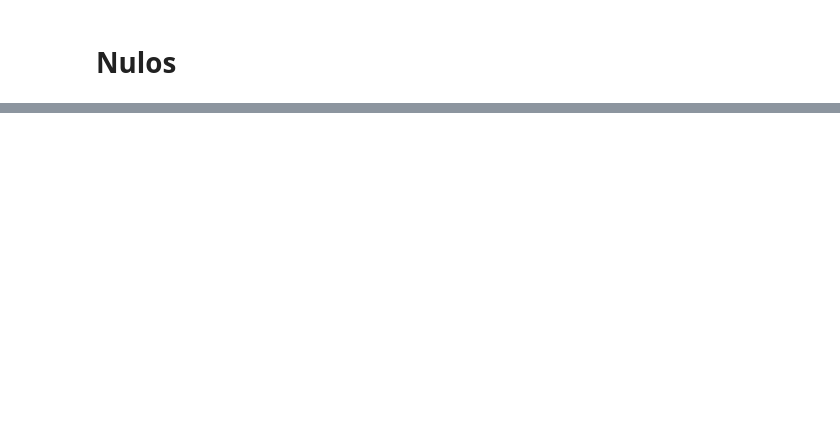
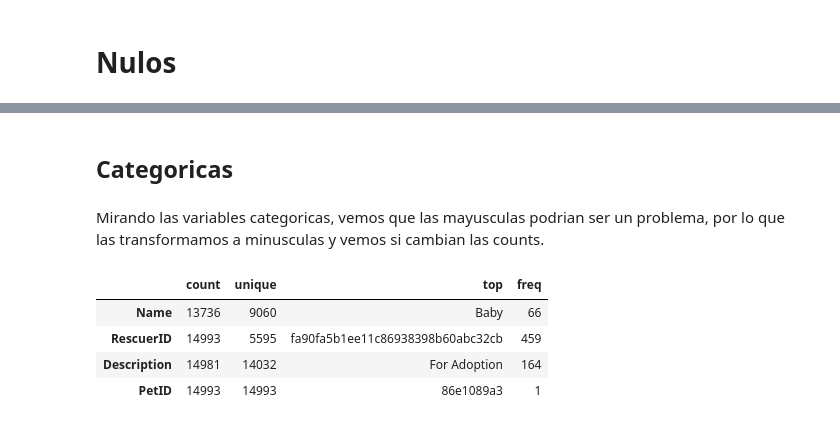
Before and after one commit to gerbeldo/2022-dma-final, a Jupyter notebook: 0_EDA.ipynb, the cells around one changed output, grey strips where cells are left out. Saved outputs shown, nothing was run; the diff lists cells and outputs as text; code cells hidden in the pictures; blank space fills up the shorter version.

```diff
--- a/0_EDA.ipynb
+++ b/0_EDA.ipynb
@@ -72,0 +111,29 @@ display(HTML((train.head().drop("Description", axis = 1)).to_html()))
+# %%
+def count_zeros(array):
+    n_zeros = sum(array == 0)
+    prop_zeros = round(n_zeros / len(array), 2)
+    return [n_zeros, prop_zeros]
+
+(train
+ .select_dtypes(include = "int64")
+ .apply(count_zeros)
+ .transpose()
+ )
+
+train.drop(["Breed2", "Color3"], axis = 1, inplace = True)
+# %% [markdown]
+## Categoricas
+# %% [markdown]
+Mirando las variables categoricas, vemos que las mayusculas podrian ser un problema, por lo que las transformamos a minusculas y vemos si cambian las counts.
+# %%
+(
+train
+    .describe(include="object")
+    .transpose()
+)
+# %% [output]
+|  | count | unique | top | freq |
+| Name | 13736 | 9060 | Baby | 66 |
+| RescuerID | 14993 | 5595 | fa90fa5b1ee11c86938398b60abc32cb | 459 |
+| Description | 14981 | 14032 | For Adoption | 164 |
+| PetID | 14993 | 14993 | 86e1089a3 | 1 |
```
Also changed, not shown: parts of 13 cells of this notebook.
